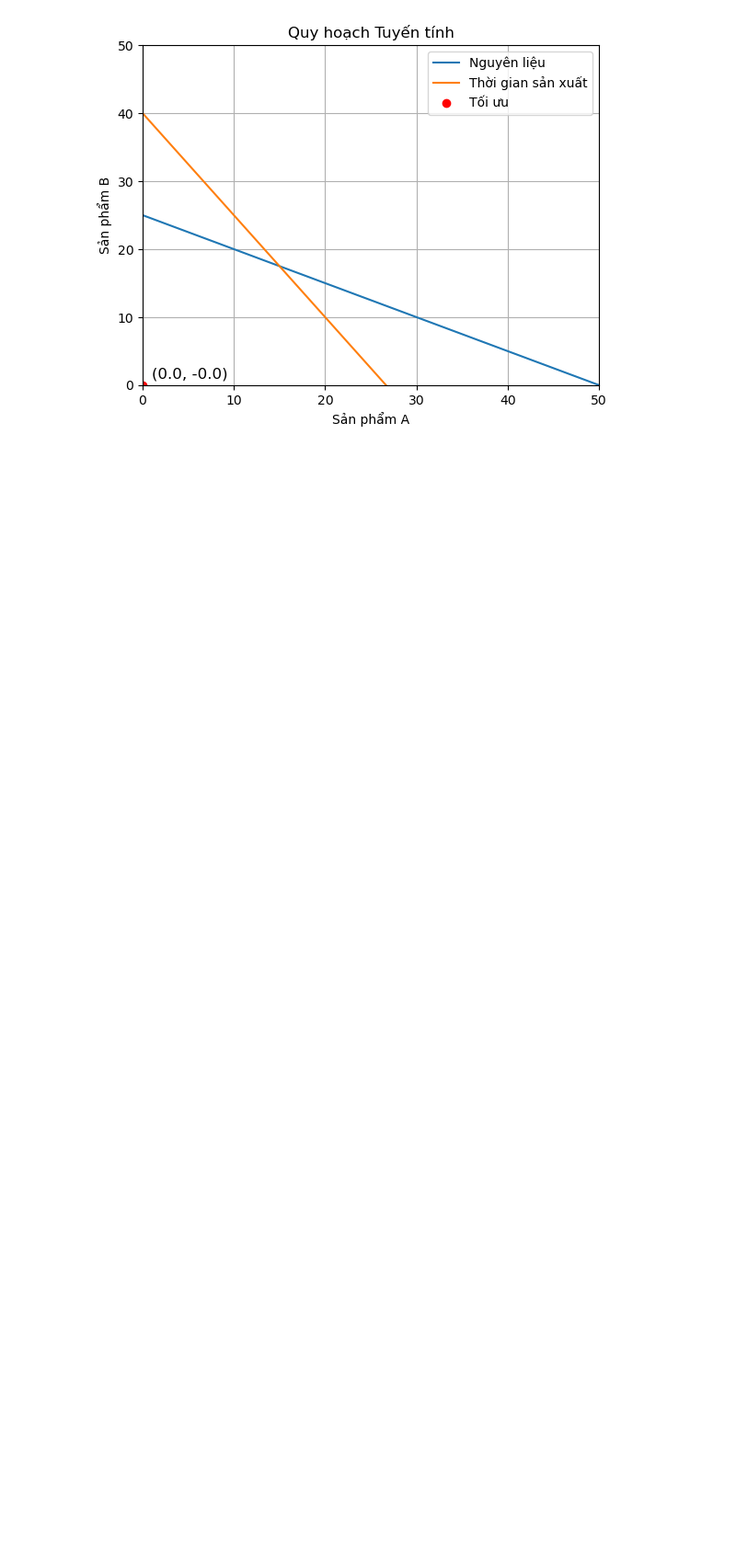
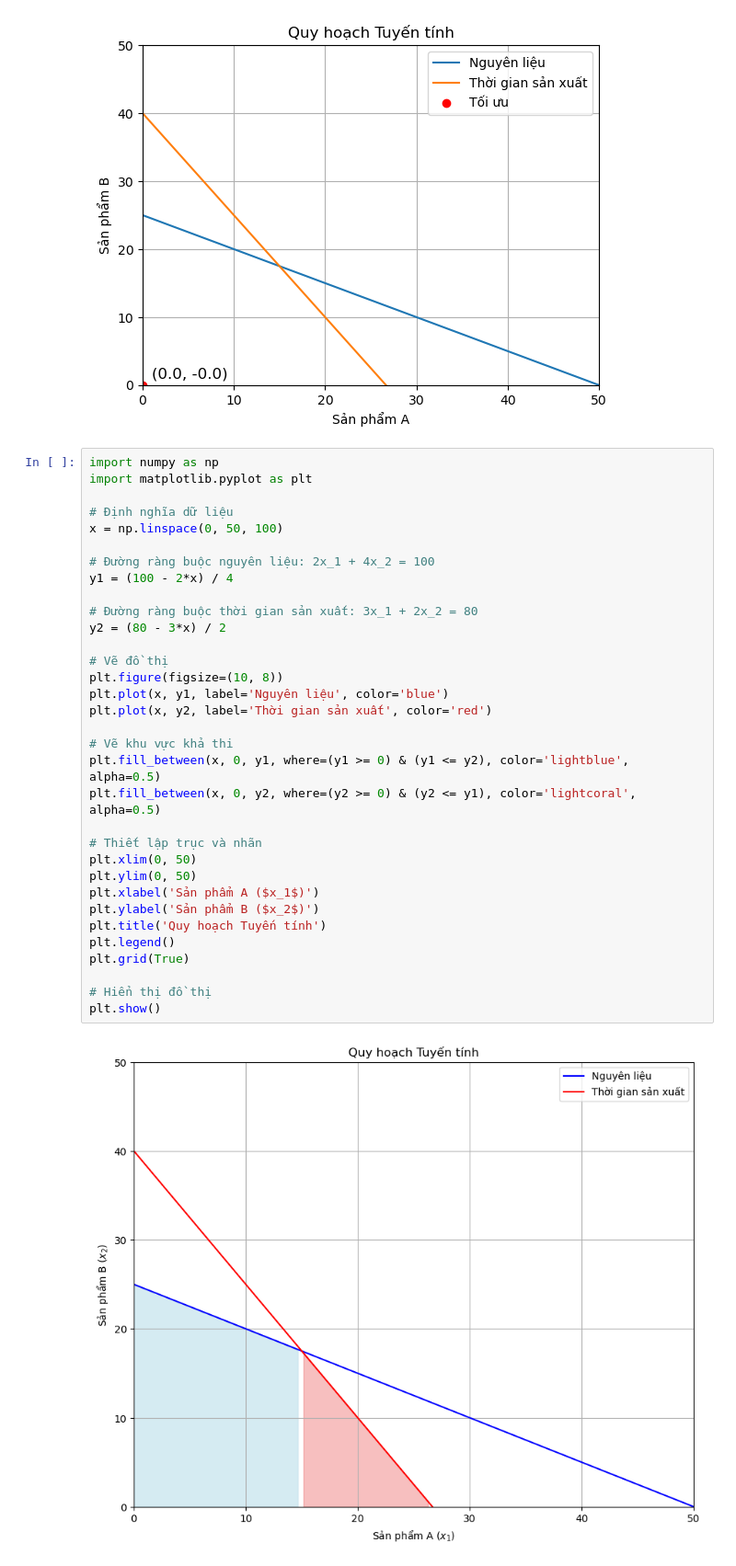
Before and after one commit to khang3004/Optimization_Course, a Jupyter notebook: demo_codes/demo_cvxopt_LinearPrograming.ipynb, the cells around one changed output. Shown: that part at 92% size. Drawn from its saved outputs; the diff is of its cells as text; blank space fills up the shorter version.

Commit message:
Visualize the plots of the 1st LP problem

```diff
--- a/demo_codes/demo_cvxopt_LinearPrograming.ipynb
+++ b/demo_codes/demo_cvxopt_LinearPrograming.ipynb
@@ -75,3 +100,38 @@ plt.title('Quy hoạch Tuyến tính')
 plt.show()
 # %% [output]
 [figure]
+# %%
+import numpy as np
+import matplotlib.pyplot as plt
+
+# Định nghĩa dữ liệu
+x = np.linspace(0, 50, 100)
+
+# Đường ràng buộc nguyên liệu: 2x_1 + 4x_2 = 100
+y1 = (100 - 2*x) / 4
+
+# Đường ràng buộc thời gian sản xuất: 3x_1 + 2x_2 = 80
+y2 = (80 - 3*x) / 2
+
+# Vẽ đồ thị
+plt.figure(figsize=(10, 8))
+plt.plot(x, y1, label='Nguyên liệu', color='blue')
+plt.plot(x, y2, label='Thời gian sản xuất', color='red')
+
+# Vẽ khu vực khả thi
+plt.fill_between(x, 0, y1, where=(y1 >= 0) & (y1 <= y2), color='lightblue', alpha=0.5)
+plt.fill_between(x, 0, y2, where=(y2 >= 0) & (y2 <= y1), color='lightcoral', alpha=0.5)
+
+# Thiết lập trục và nhãn
+plt.xlim(0, 50)
+plt.ylim(0, 50)
+plt.xlabel('Sản phẩm A ($x_1$)')
+plt.ylabel('Sản phẩm B ($x_2$)')
+plt.title('Quy hoạch Tuyến tính')
+plt.legend()
+plt.grid(True)
+
+# Hiển thị đồ thị
+plt.show()
+# %% [output]
+[figure, added]
```
Also changed, not shown: parts of 5 cells of this notebook, 4 other files.
